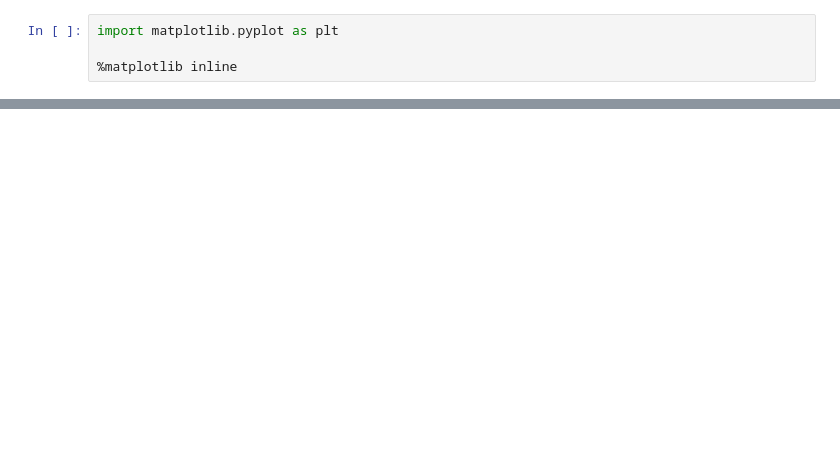
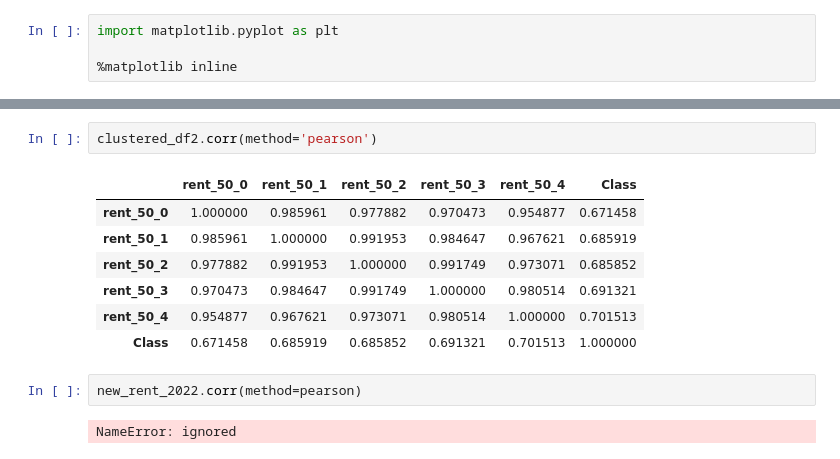
Before and after one commit to shumph10/Housing_Assistance_Analysis, a Jupyter notebook: ttest_project.ipynb, the cells around one changed output, grey strips where cells are left out. Cells and saved outputs as stored; diff of their text form; blank space fills up the shorter version.

```diff
--- a/ttest_project.ipynb
+++ b/ttest_project.ipynb
@@ -494 +510,15 @@ clustered_df.Class.value_counts()
 Name: Class, dtype: int64
+# %%
+clustered_df2.corr(method='pearson')
+# %% [output]
+|  | rent_50_0 | rent_50_1 | rent_50_2 | rent_50_3 | rent_50_4 | Class |
+| rent_50_0 | 1.000000 | 0.985961 | 0.977882 | 0.970473 | 0.954877 | 0.671458 |
+| rent_50_1 | 0.985961 | 1.000000 | 0.991953 | 0.984647 | 0.967621 | 0.685919 |
+| rent_50_2 | 0.977882 | 0.991953 | 1.000000 | 0.991749 | 0.973071 | 0.685852 |
+| rent_50_3 | 0.970473 | 0.984647 | 0.991749 | 1.000000 | 0.980514 | 0.691321 |
+| rent_50_4 | 0.954877 | 0.967621 | 0.973071 | 0.980514 | 1.000000 | 0.701513 |
+| Class | 0.671458 | 0.685919 | 0.685852 | 0.691321 | 0.701513 | 1.000000 |
+# %%
+new_rent_2022.corr(method=pearson)
+# %% [output]
+NameError: ignored
```
Also changed, not shown: parts of 6 cells of this notebook.
